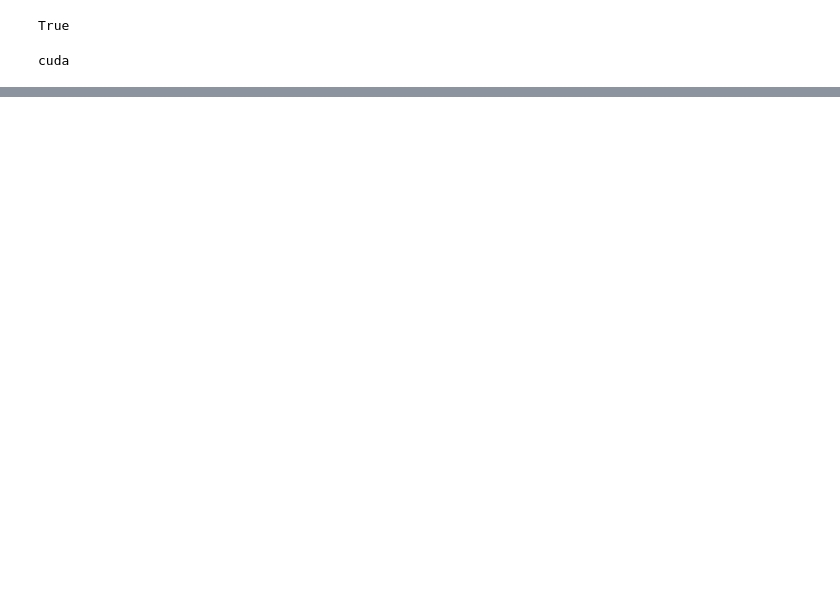
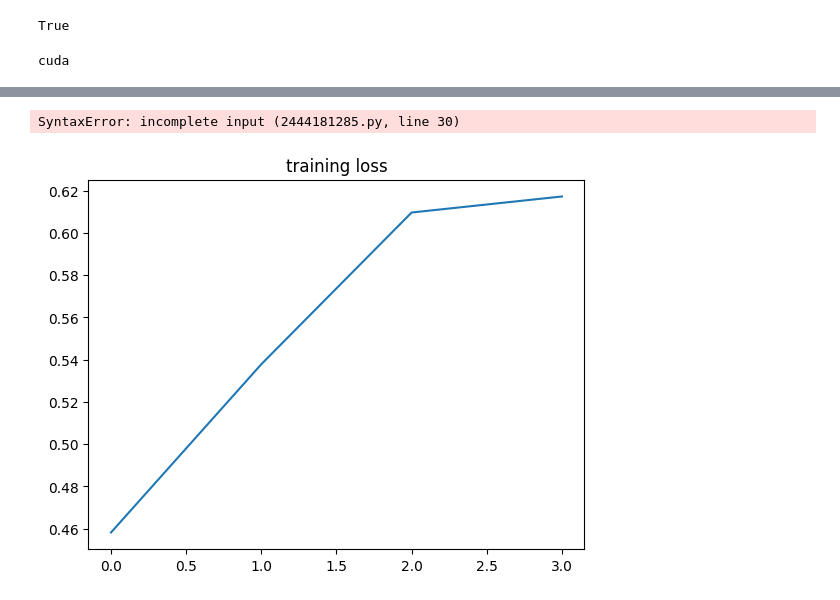
Before and after one commit to chae-sy/kws_BCresnet, a Jupyter notebook: kws94.ipynb, the cells around one changed output, grey strips where cells are left out. Drawn from its saved outputs; the diff is of its cells as text; code cells hidden in the pictures; blank space fills up the shorter version.

```diff
--- a/kws94.ipynb
+++ b/kws94.ipynb
@@ -512,6 +557,7 @@ n_step_warmup = len(train_loader) * warmup_epoch
 total_iter = len(train_loader) * total_epoch
 iterations = 0
 
+losses=[]
 # train
 for epoch in range(total_epoch):
     model.train()
@@ -558,3 +604,4 @@ for epoch in range(total_epoch):
     epoch_loss = running_loss / len(train_loader)
     epoch_accuracy = 100. * correct / total
     print(f"Epoch {epoch+1}/{total_epoch} - Loss: {epoch_loss:.4f} - Accuracy: {epoch_accuracy:.2f}%")
+    losses.append(epoch_loss)
@@ -617,9 +696,16 @@ def Test(dataset, loader, augment):
 test_acc = Test(dataset=test_set, loader=test_loader, augment=False)  # official testset
 print("test acc: %.3f" % (test_acc))
 print("End.")
+
+def predict():
+# %% [output]
+SyntaxError: incomplete input (2444181285.py, line 30)
 # %%
+epoch_list = list(range(0, total_epoch))
 plt.plot(losses);
 plt.title("training loss");
+# %% [output]
+[figure, added]
 # %%
 def predict(tensor):
     # Use the model to predict the label of the waveform
```
Also changed, not shown: parts of 11 cells of this notebook.
